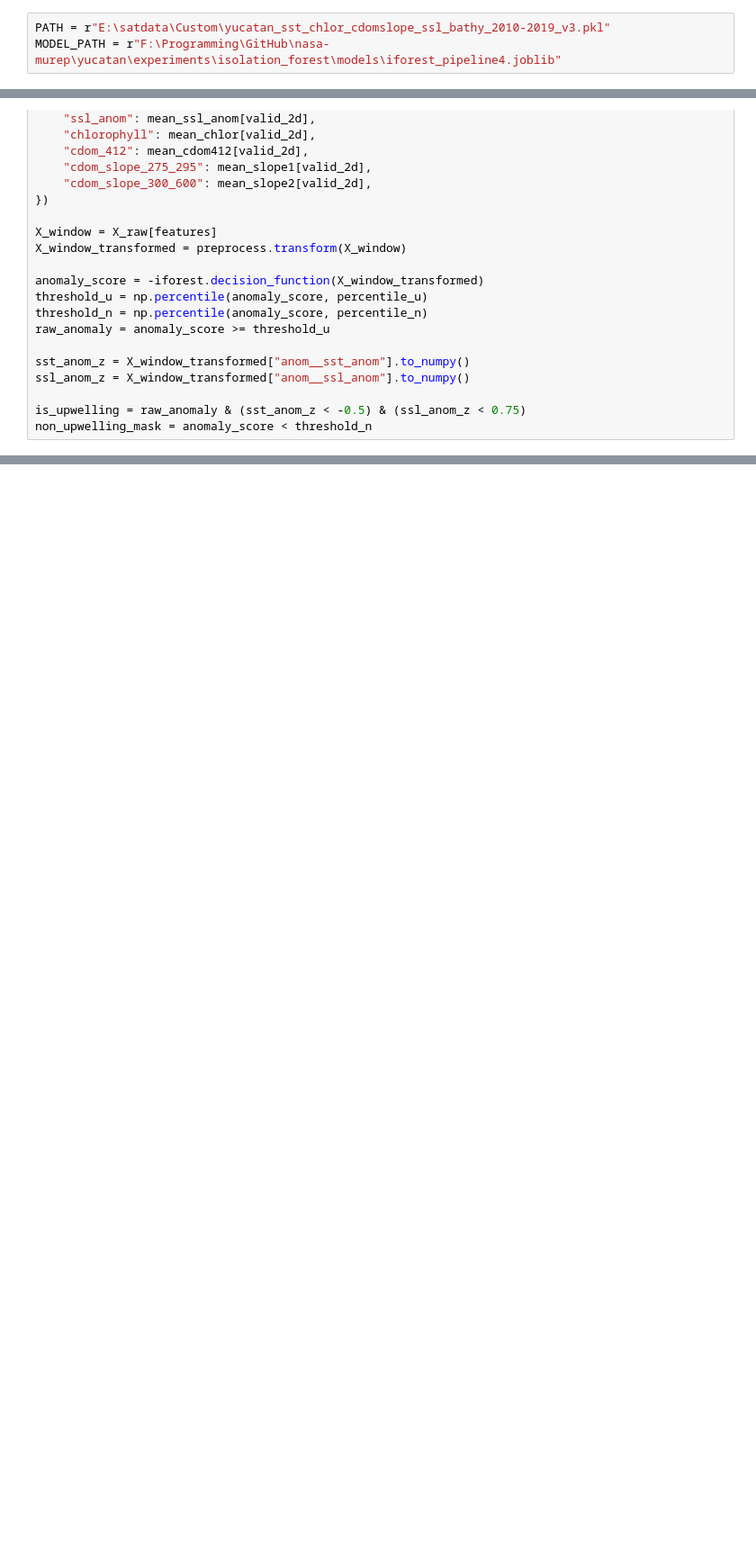
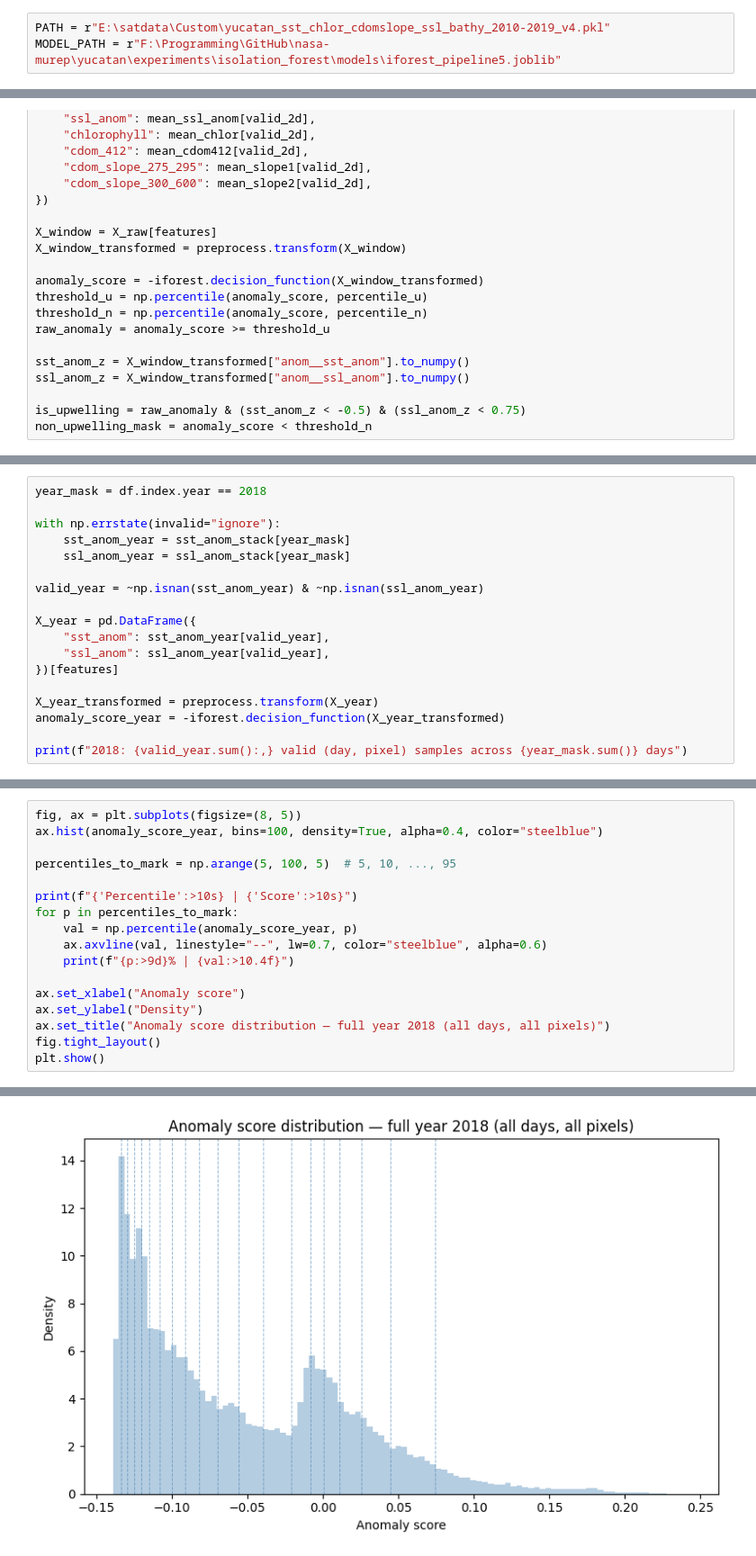
Before and after one commit to makaip/nasa-murep, a Jupyter notebook: yucatan/experiments/isolation_forest/buffer.ipynb, the cells around one changed output, grey strips where cells are left out. Shown at 90% size. Drawn from its saved outputs; the diff is of its cells as text; blank space fills up the shorter version.

```diff
--- a/yucatan/experiments/isolation_forest/buffer.ipynb
+++ b/yucatan/experiments/isolation_forest/buffer.ipynb
@@ -12,6 +12,6 @@ import warnings
 
 warnings.filterwarnings("ignore", category=RuntimeWarning)
 # %%
-PATH = r"E:\satdata\Custom\yucatan_sst_chlor_cdomslope_ssl_bathy_2010-2019_v3.pkl"
-MODEL_PATH = r"F:\Programming\GitHub\nasa-murep\yucatan\experiments\isolation_forest\models\iforest_pipeline4.joblib"
+PATH = r"E:\satdata\Custom\yucatan_sst_chlor_cdomslope_ssl_bathy_2010-2019_v4.pkl"
+MODEL_PATH = r"F:\Programming\GitHub\nasa-murep\yucatan\experiments\isolation_forest\models\iforest_pipeline5.joblib"
 # %%
@@ -147,0 +150,18 @@ CDOM slope 300-600     | Upwelling:   0.0213 | Non-Anomaly:   0.0226 | Ratio:
+# %%
+year_mask = df.index.year == 2018
+
+with np.errstate(invalid="ignore"):
+    sst_anom_year = sst_anom_stack[year_mask]
+    ssl_anom_year = ssl_anom_stack[year_mask]
+
+valid_year = ~np.isnan(sst_anom_year) & ~np.isnan(ssl_anom_year)
+
+X_year = pd.DataFrame({
+    "sst_anom": sst_anom_year[valid_year],
+    "ssl_anom": ssl_anom_year[valid_year],
+})[features]
+
+X_year_transformed = preprocess.transform(X_year)
+anomaly_score_year = -iforest.decision_function(X_year_transformed)
+
+print(f"2018: {valid_year.sum():,} valid (day, pixel) samples across {year_mask.sum()} days")
@@ -147,0 +170,18 @@ CDOM slope 300-600     | Upwelling:   0.0213 | Non-Anomaly:   0.0226 | Ratio:
+# %%
+fig, ax = plt.subplots(figsize=(8, 5))
+ax.hist(anomaly_score_year, bins=100, density=True, alpha=0.4, color="steelblue")
+
+percentiles_to_mark = np.arange(5, 100, 5)  # 5, 10, ..., 95
+
+print(f"{'Percentile':>10s} | {'Score':>10s}")
+for p in percentiles_to_mark:
+    val = np.percentile(anomaly_score_year, p)
+    ax.axvline(val, linestyle="--", lw=0.7, color="steelblue", alpha=0.6)
+    print(f"{p:>9d}% | {val:>10.4f}")
+
+ax.set_xlabel("Anomaly score")
+ax.set_ylabel("Density")
+ax.set_title("Anomaly score distribution — full year 2018 (all days, all pixels)")
+fig.tight_layout()
+plt.show()
+# %% [output]
@@ -147,0 +208 @@ CDOM slope 300-600     | Upwelling:   0.0213 | Non-Anomaly:   0.0226 | Ratio:
+[figure, added]
```
Also changed, not shown: parts of 11 cells of this notebook, 8 other files.
